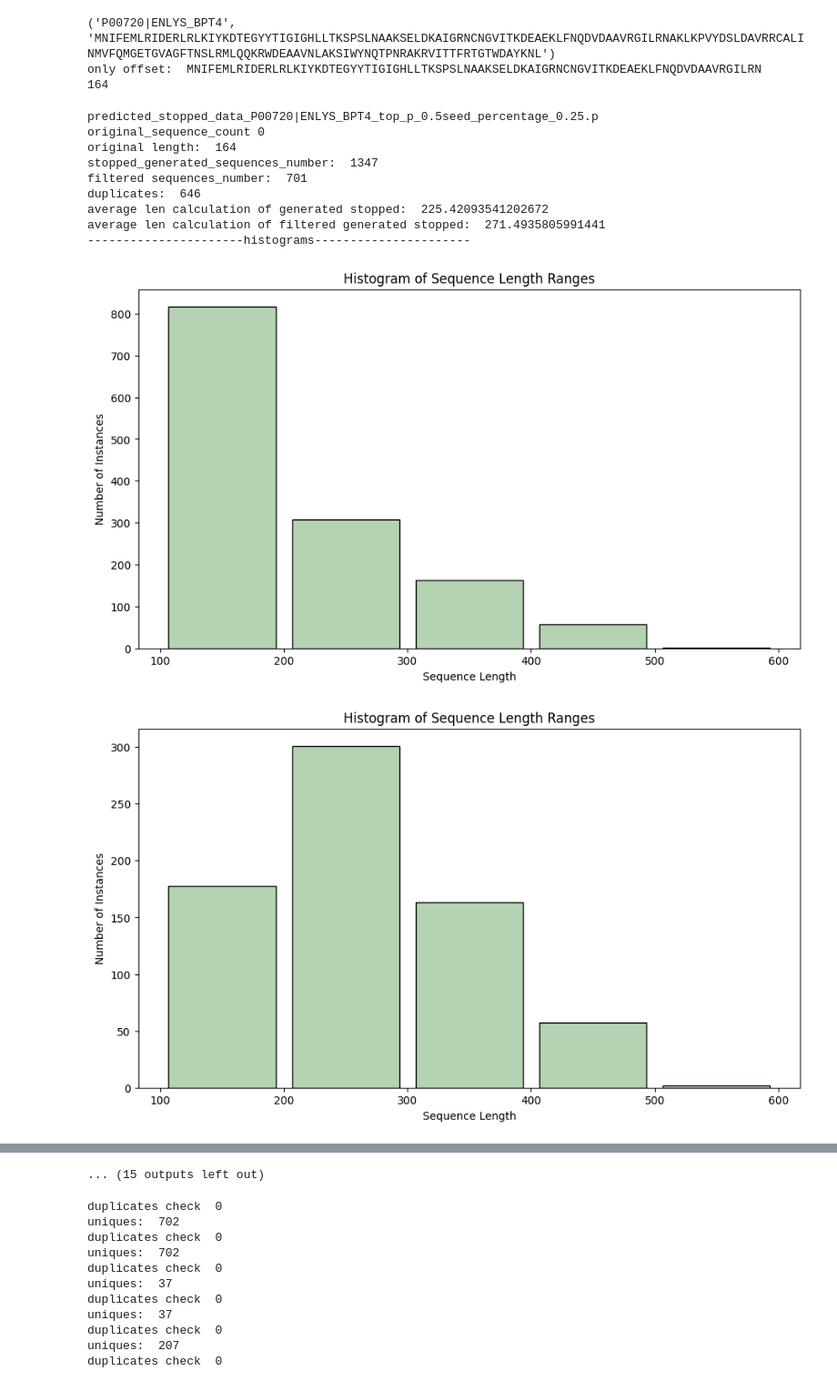
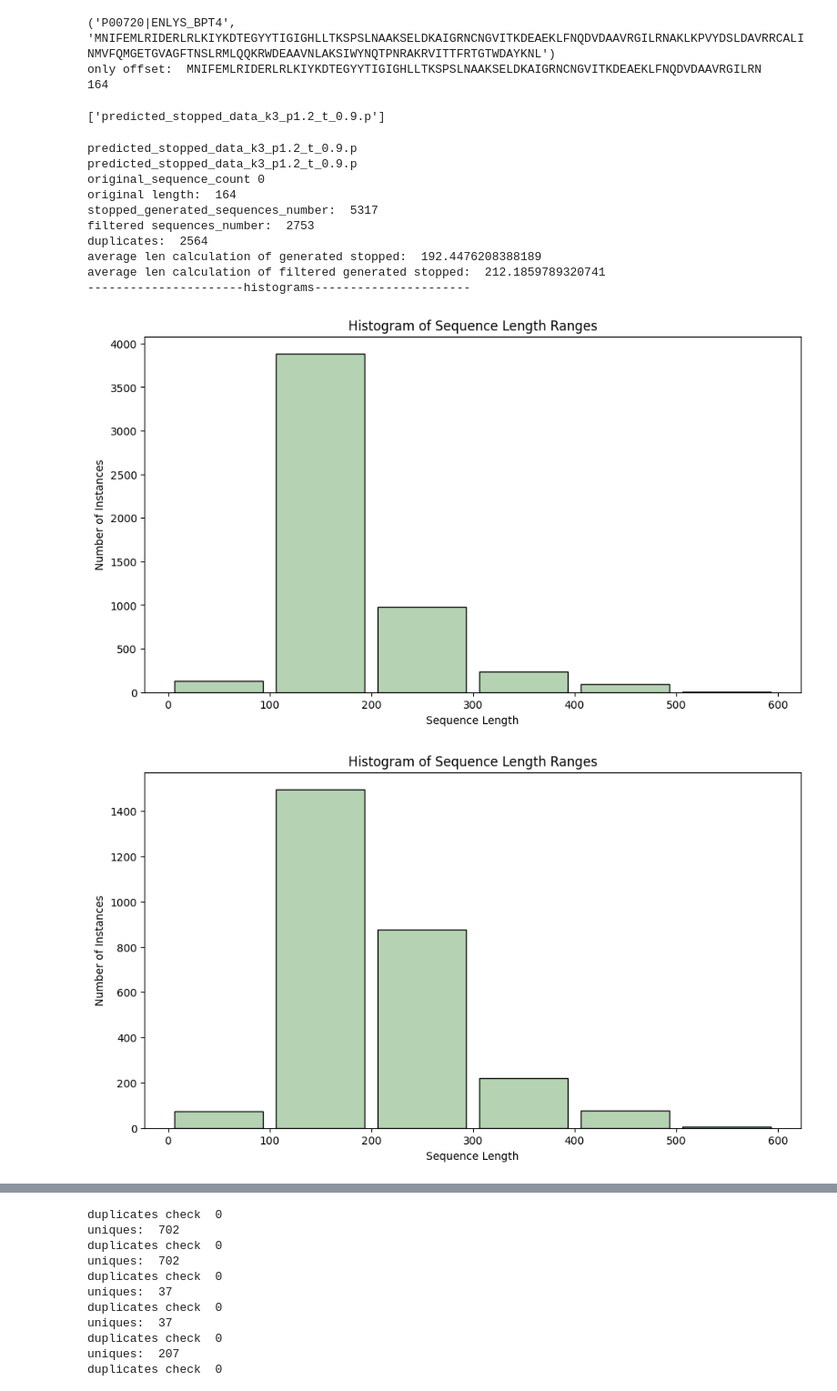
Before and after one commit to AnacletoLAB/Finenzyme, a Jupyter notebook: generation_analysis.ipynb, the cells around one changed output, grey strips where cells are left out. Shown at 91% size. Saved outputs shown, nothing was run; the diff lists cells and outputs as text; code cells hidden in the pictures.

Commit message:
new results analysis added

```diff
--- a/generation_analysis.ipynb
+++ b/generation_analysis.ipynb
@@ -17,6 +17,8 @@ def plot_histogram(data, bin_step, name):
     min_val = min(data)
     if min_val >= 100:
         min_val = 100
+    else:
+        min_val = 0
     bin_edges = list(range(min_val, max_val + bin_step, bin_step))
     #print(bin_edges)
     plt.figure(figsize=(11, 6))
@@ -120,10 +122,14 @@ only offset:  MNIFEMLRIDERLRLKIYKDTEGYYTIGIGHLLTKSPSLNAAKSELDKAIGRNCNGVITKDEAEKL
 # %%
 import pickle
 import os
+# FOR SPECIFIC LYSOZYMES:
+# paths to the saved .p files
+#data_dir = "Generation_PF00959_model_lr_00001_phage_specific/"
 
-# paths to the saved .p files
-data_dir = "Generation_PF00959_model_lr_00001_phage_specific/"
-
+# FOR ONLY KEY GENERATION
+data_dir = "results_generation/last results/Generation_PF00959_model_lr_00001_fine_tuned/predicted_stopped/"
+#data_dir = "results_generation/last results/Generation_PF00959_model_lr_00001_fine_tuned_due/predicted_stopped/"
+original_id = 'p'
 #predicted_data_file = os.path.join(data_dir, "")
 #predicted_stopped_file = os.path.join(data_dir, "predicted_stopped_data_Q37875|ENLYS_BPP1_top_p_0.75seed_percentage_0.5.p")
 #predicted_data_file = os.path.join(data_dir, "predicted_data_p0.50_p1.2_t_0.9.p")
@@ -138,6 +144,9 @@ data_dir = "Generation_PF00959_model_lr_00001_phage_specific/"
 #predicted_stopped_data = False
 #with open(predicted_stopped_file, "rb") as file:
 #    predicted_stopped_data = pickle.load(file)
+print(os.listdir(data_dir))
+# %% [output]
+['predicted_stopped_data_k3_p1.2_t_0.9.p']
 # %%
 def filter_data_for_duplicates(predicted_stopped_data, original):
     filtered_stopped_data = []
@@ -181,28 +190,30 @@ def filter_data_for_duplicates(predicted_stopped_data, original):
 # %%
 predicted_stopped_dictionary = {}
 for filename in os.listdir(data_dir):
+    print(filename)
     if 'predicted_stopped_data' in filename:
         if original_id in filename:
             predicted_stopped_data = False
-            predicted_stopped_file = 'Generation_PF00959_model_lr_00001_phage_specific/' + filename
+            predicted_stopped_file = data_dir + filename
             with open(predicted_stopped_file, "rb") as file:
                 predicted_stopped_data = pickle.load(file)
             print(filename)
             try:
                 filtered_stopped_data = filter_data_for_duplicates(predicted_stopped_data, original)
                 predicted_stopped_dictionary[filename] = filtered_stopped_data
             except ZeroDivisionError:
                 print('-----sequences detected less than 10-----')
             #vanno ancora tolti gli amminoacidi seed sequence based on seed percentage in keyname in dictionary
 # %% [output]
-predicted_stopped_data_P00720|ENLYS_BPT4_top_p_0.5seed_percentage_0.25.p
+predicted_stopped_data_k3_p1.2_t_0.9.p
+predicted_stopped_data_k3_p1.2_t_0.9.p
 original_sequence_count 0
 original length:  164
-stopped_generated_sequences_number:  1347
-filtered sequences_number:  701
-duplicates:  646
-average len calculation of generated stopped:  225.42093541202672
-average len calculation of filtered generated stopped:  271.4935805991441
+stopped_generated_sequences_number:  5317
+filtered sequences_number:  2753
+duplicates:  2564
+average len calculation of generated stopped:  192.4476208388189
+average len calculation of filtered generated stopped:  212.1859789320741
 ----------------------histograms----------------------
-[figure, old version]
+[figure, new version]
-[figure, old version]
+[figure, new version]
@@ -242,4 +220,3 @@ average len calculation of filtered generated stopped:  291.1666666666667
-... (15 outputs left out)
 # %%
 # we have a list of amino acid sequences, function to transform it into a FASTA format file
 def list_to_fasta(sequences, file_name, original_yes, after_percentage):
```
Also changed, not shown: parts of 1 cell of this notebook, 4 other files.
